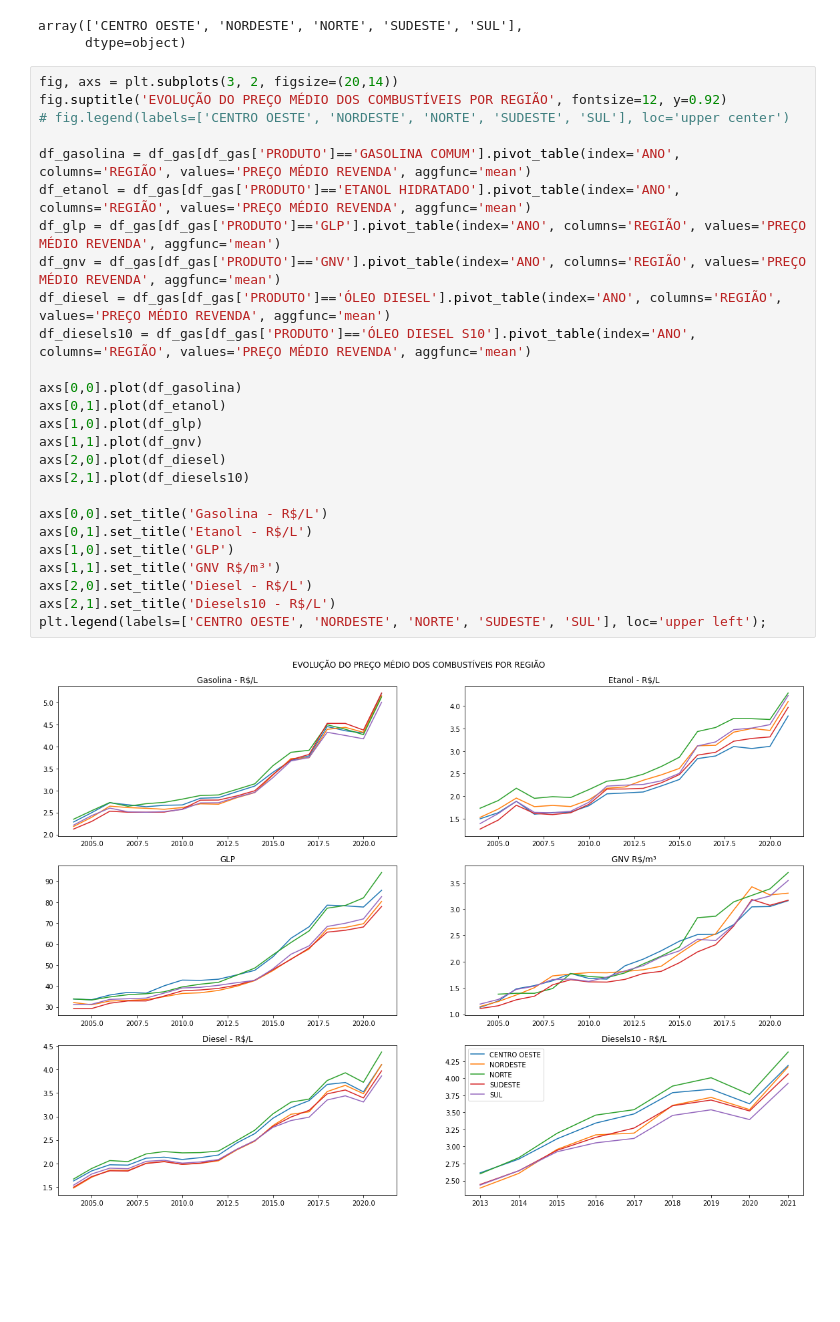
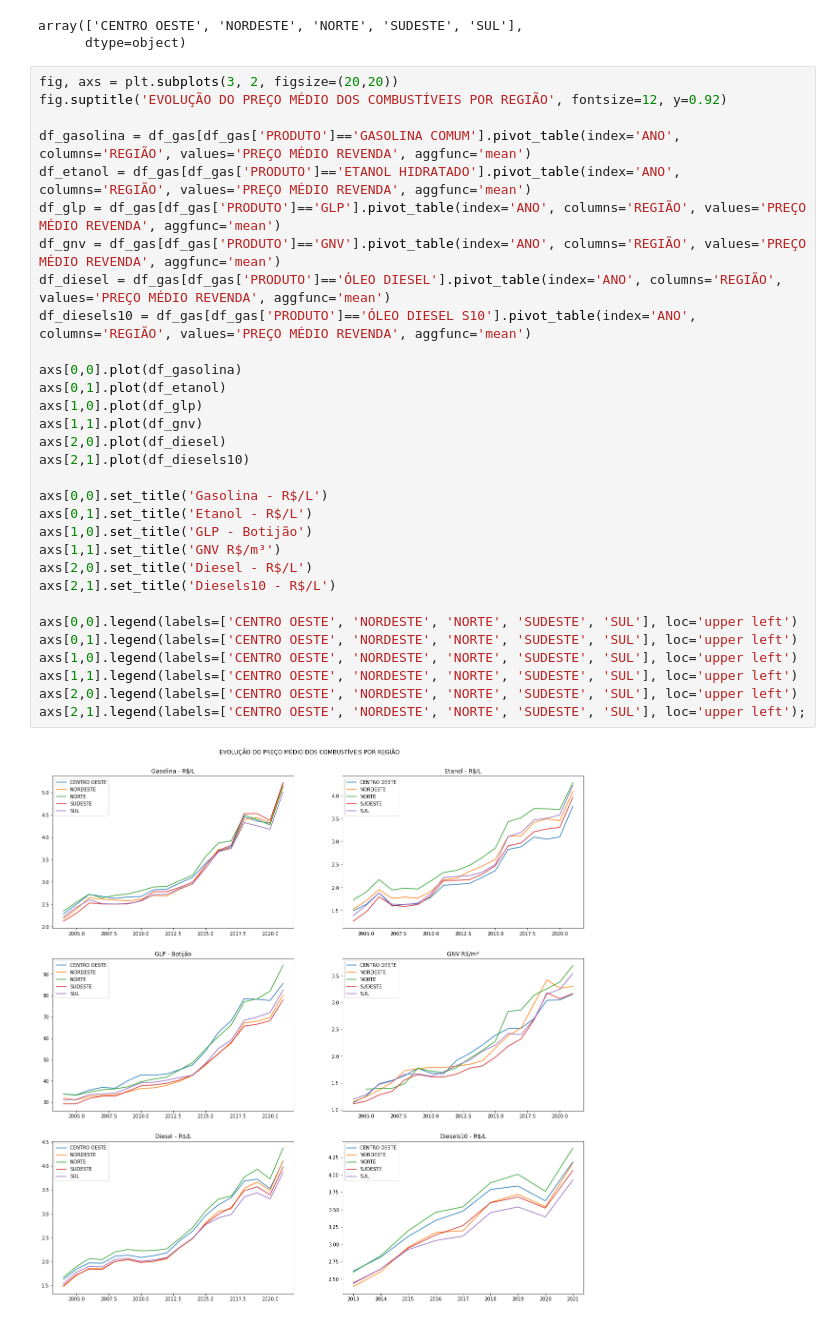
Before and after one commit to cruz-rodrigo/projeto4, a Jupyter notebook: projeto 4.ipynb, the cells around one changed output. Drawn from its saved outputs; the diff is of its cells as text; blank space fills up the shorter version.

```diff
--- a/projeto 4.ipynb
+++ b/projeto 4.ipynb
@@ -94,30 +98,35 @@ df_gas['REGIÃO'].unique()
 array(['CENTRO OESTE', 'NORDESTE', 'NORTE', 'SUDESTE', 'SUL'],
       dtype=object)
 # %%
-fig, axs = plt.subplots(3, 2, figsize=(20,14))
+fig, axs = plt.subplots(3, 2, figsize=(20,20))
 fig.suptitle('EVOLUÇÃO DO PREÇO MÉDIO DOS COMBUSTÍVEIS POR REGIÃO', fontsize=12, y=0.92)
-# fig.legend(labels=['CENTRO OESTE', 'NORDESTE', 'NORTE', 'SUDESTE', 'SUL'], loc='upper center')
 
 df_gasolina = df_gas[df_gas['PRODUTO']=='GASOLINA COMUM'].pivot_table(index='ANO', columns='REGIÃO', values='PREÇO MÉDIO REVENDA', aggfunc='mean')
 df_etanol = df_gas[df_gas['PRODUTO']=='ETANOL HIDRATADO'].pivot_table(index='ANO', columns='REGIÃO', values='PREÇO MÉDIO REVENDA', aggfunc='mean')
 df_glp = df_gas[df_gas['PRODUTO']=='GLP'].pivot_table(index='ANO', columns='REGIÃO', values='PREÇO MÉDIO REVENDA', aggfunc='mean')
 df_gnv = df_gas[df_gas['PRODUTO']=='GNV'].pivot_table(index='ANO', columns='REGIÃO', values='PREÇO MÉDIO REVENDA', aggfunc='mean')
 df_diesel = df_gas[df_gas['PRODUTO']=='ÓLEO DIESEL'].pivot_table(index='ANO', columns='REGIÃO', values='PREÇO MÉDIO REVENDA', aggfunc='mean')
 df_diesels10 = df_gas[df_gas['PRODUTO']=='ÓLEO DIESEL S10'].pivot_table(index='ANO', columns='REGIÃO', values='PREÇO MÉDIO REVENDA', aggfunc='mean')
 
 axs[0,0].plot(df_gasolina)
 axs[0,1].plot(df_etanol)
 axs[1,0].plot(df_glp)
 axs[1,1].plot(df_gnv)
 axs[2,0].plot(df_diesel)
 axs[2,1].plot(df_diesels10)
 
 axs[0,0].set_title('Gasolina - R$/L')
 axs[0,1].set_title('Etanol - R$/L')
-axs[1,0].set_title('GLP')
+axs[1,0].set_title('GLP - Botijão')
 axs[1,1].set_title('GNV R$/m³')
 axs[2,0].set_title('Diesel - R$/L')
 axs[2,1].set_title('Diesels10 - R$/L')
-plt.legend(labels=['CENTRO OESTE', 'NORDESTE', 'NORTE', 'SUDESTE', 'SUL'], loc='upper left');
+
+axs[0,0].legend(labels=['CENTRO OESTE', 'NORDESTE', 'NORTE', 'SUDESTE', 'SUL'], loc='upper left')
+axs[0,1].legend(labels=['CENTRO OESTE', 'NORDESTE', 'NORTE', 'SUDESTE', 'SUL'], loc='upper left')
+axs[1,0].legend(labels=['CENTRO OESTE', 'NORDESTE', 'NORTE', 'SUDESTE', 'SUL'], loc='upper left')
+axs[1,1].legend(labels=['CENTRO OESTE', 'NORDESTE', 'NORTE', 'SUDESTE', 'SUL'], loc='upper left')
+axs[2,0].legend(labels=['CENTRO OESTE', 'NORDESTE', 'NORTE', 'SUDESTE', 'SUL'], loc='upper left')
+axs[2,1].legend(labels=['CENTRO OESTE', 'NORDESTE', 'NORTE', 'SUDESTE', 'SUL'], loc='upper left');
 # %% [output]
-[figure, old version]
+[figure, new version]
```
Also changed, not shown: parts of 4 cells of this notebook.
